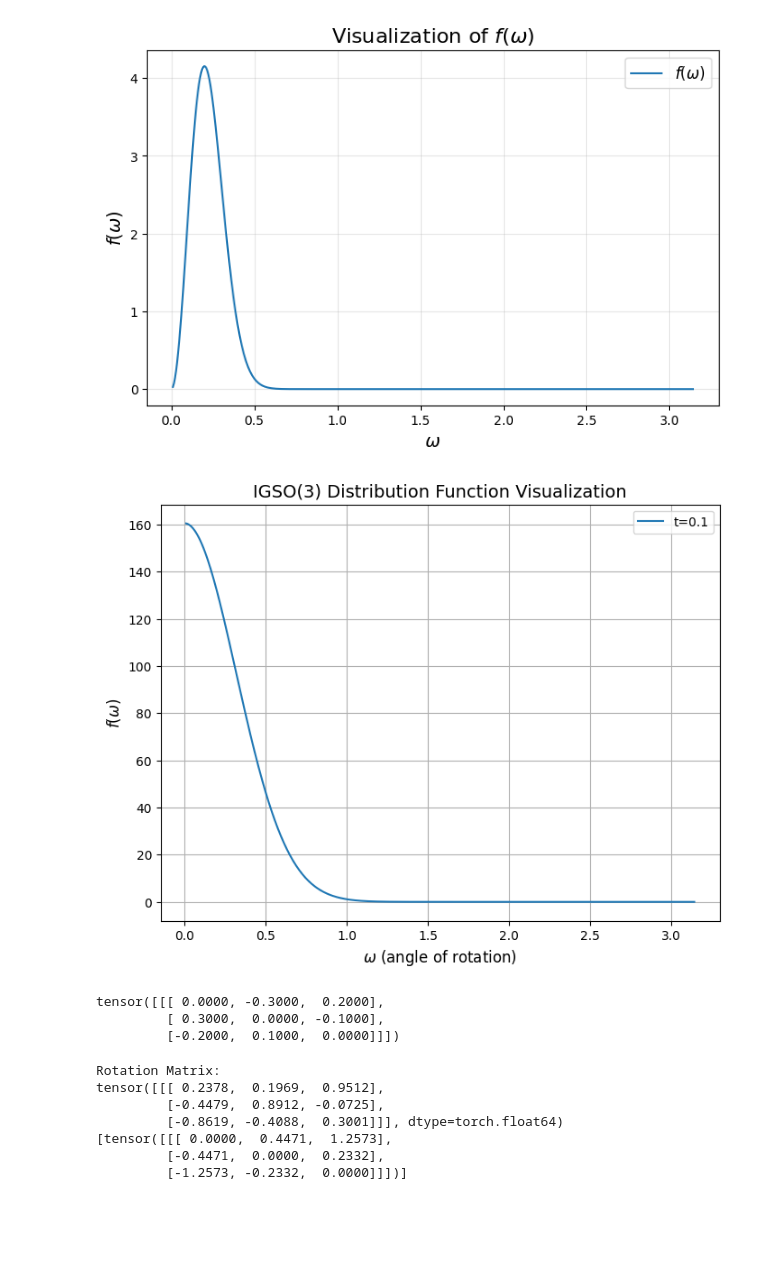
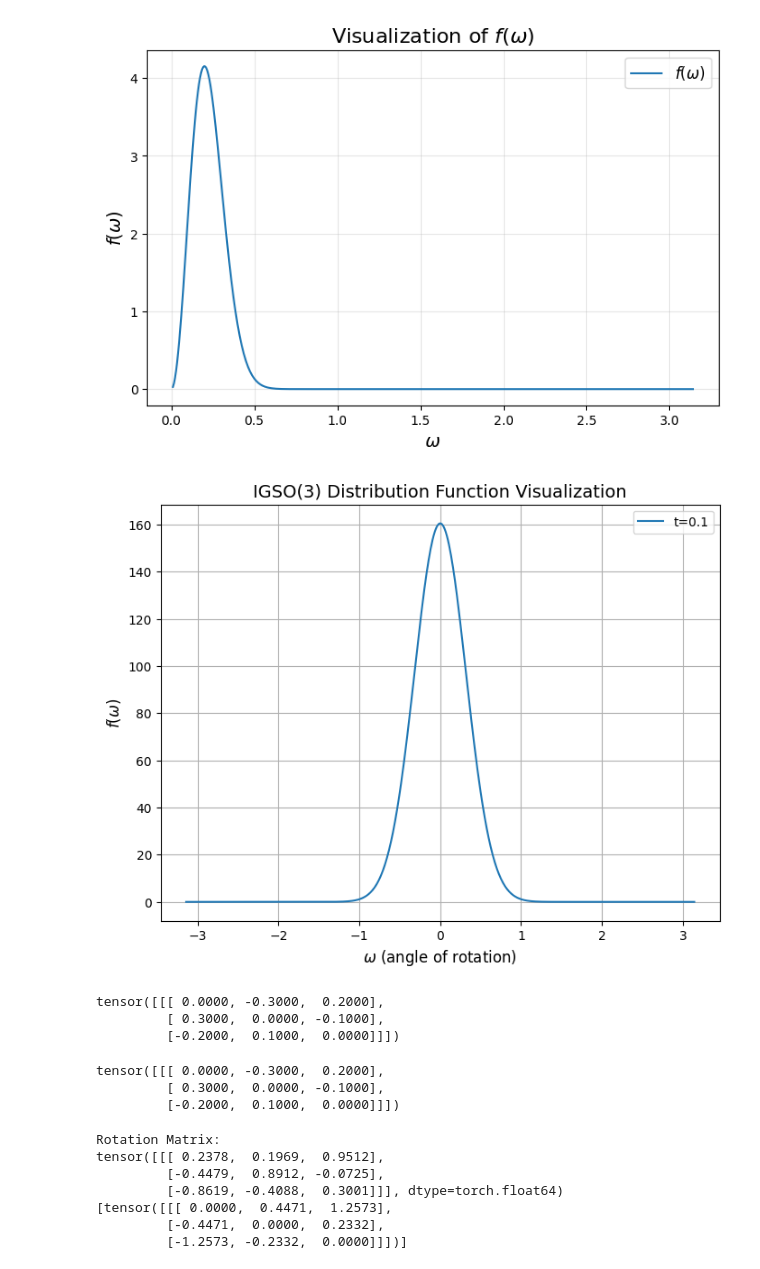
Before and after one commit to Xyunyao/RFDiffusion_breakdown, a Jupyter notebook: RFdiffusion_breakdown_II.ipynb, the cells around one changed output. Cells and saved outputs as stored; diff of their text form; code cells hidden in the pictures; blank space fills up the shorter version.

```diff
--- a/RFdiffusion_breakdown_II.ipynb
+++ b/RFdiffusion_breakdown_II.ipynb
@@ -223,31 +229,31 @@ def f_igso3(omega, t, L=L_default):
              torch.sin(omega[:, None]*(ls+1/2)) / torch.sin(omega[:, None]/2)).sum(dim=-1)
 # %%
 # visualization
-omega = np.linspace(0.01, np.pi, 500)  # Avoid zero to prevent division by zero
+omega = np.linspace(-np.pi, np.pi, 500)  # Avoid zero to prevent division by zero
 t = 0.1  # Example variance parameter
 
 # Define the function f_igso3 as described
 def f_igso3(omega, t, L=2000):  # t is the variance
     ls = torch.arange(L)[None]  # of shape [1, L]
     omega = torch.tensor(omega, dtype=torch.float32)
     return ((2 * ls + 1) * torch.exp(-ls * (ls + 1) * t / 2) *
             torch.sin(omega[:, None] * (ls + 1 / 2)) / torch.sin(omega[:, None] / 2)).sum(dim=-1).numpy()
 
 
 # Evaluate the function
 f_values = f_igso3(omega, t)
 
 # Plot the result
 plt.figure(figsize=(8, 6))
 plt.plot(omega, f_values, label=f"t={t}")
 plt.xlabel(r'$\omega$ (angle of rotation)', fontsize=12)
 plt.ylabel(r'$f(\omega)$', fontsize=12)
 plt.title("IGSO(3) Distribution Function Visualization", fontsize=14)
 plt.legend()
 plt.grid()
 plt.show()
 # %% [output]
-[figure, old version]
+[figure, new version]
 # %%
 # convertion of Lie algebra so3 and Lie group SO3
 # rotation vector (R^3)<-> so3 <-> rotation matrix SO3
@@ -273,6 +279,16 @@ def Log(R): return torch.tensor(Rotation.from_matrix(R.numpy()).as_rotvec())
 
 # logarithmic map from SO(3) to so(3), this is the matrix logarithm
 def log(R): return hat(Log(R))
+# %%
+from scipy.spatial.transform import Rotation as R
+v=torch.tensor([0.1, 0.2, 0.3])
+R_test = R.from_rotvec(v).as_matrix()
+R_test
+log(torch.tensor([R_test]))
+# %% [output]
+tensor([[[ 0.0000, -0.3000,  0.2000],
+         [ 0.3000,  0.0000, -0.1000],
+         [-0.2000,  0.1000,  0.0000]]])
 # %%
 # testing
 
```
Also changed, not shown: parts of 4 cells of this notebook, 1 other file.
